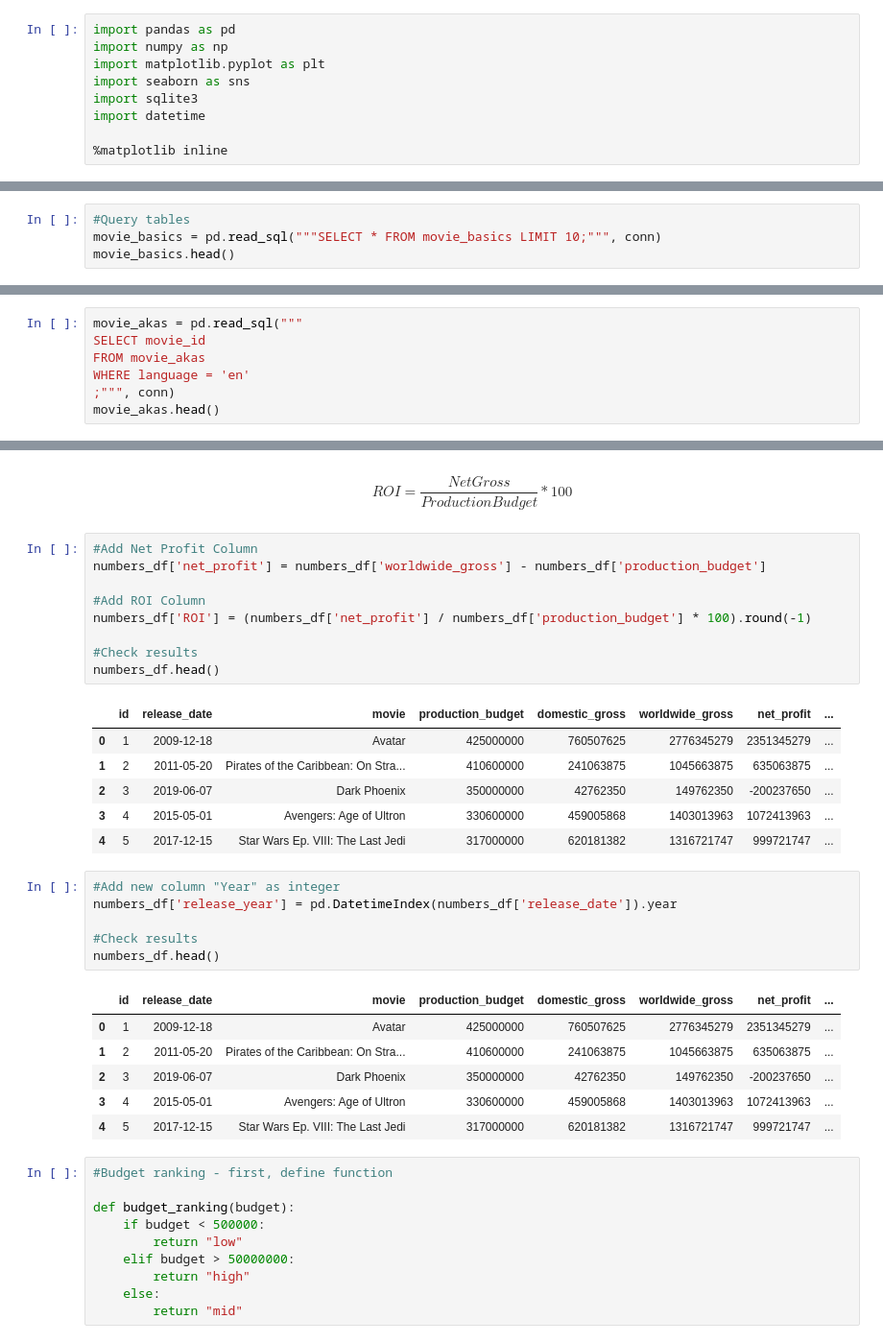
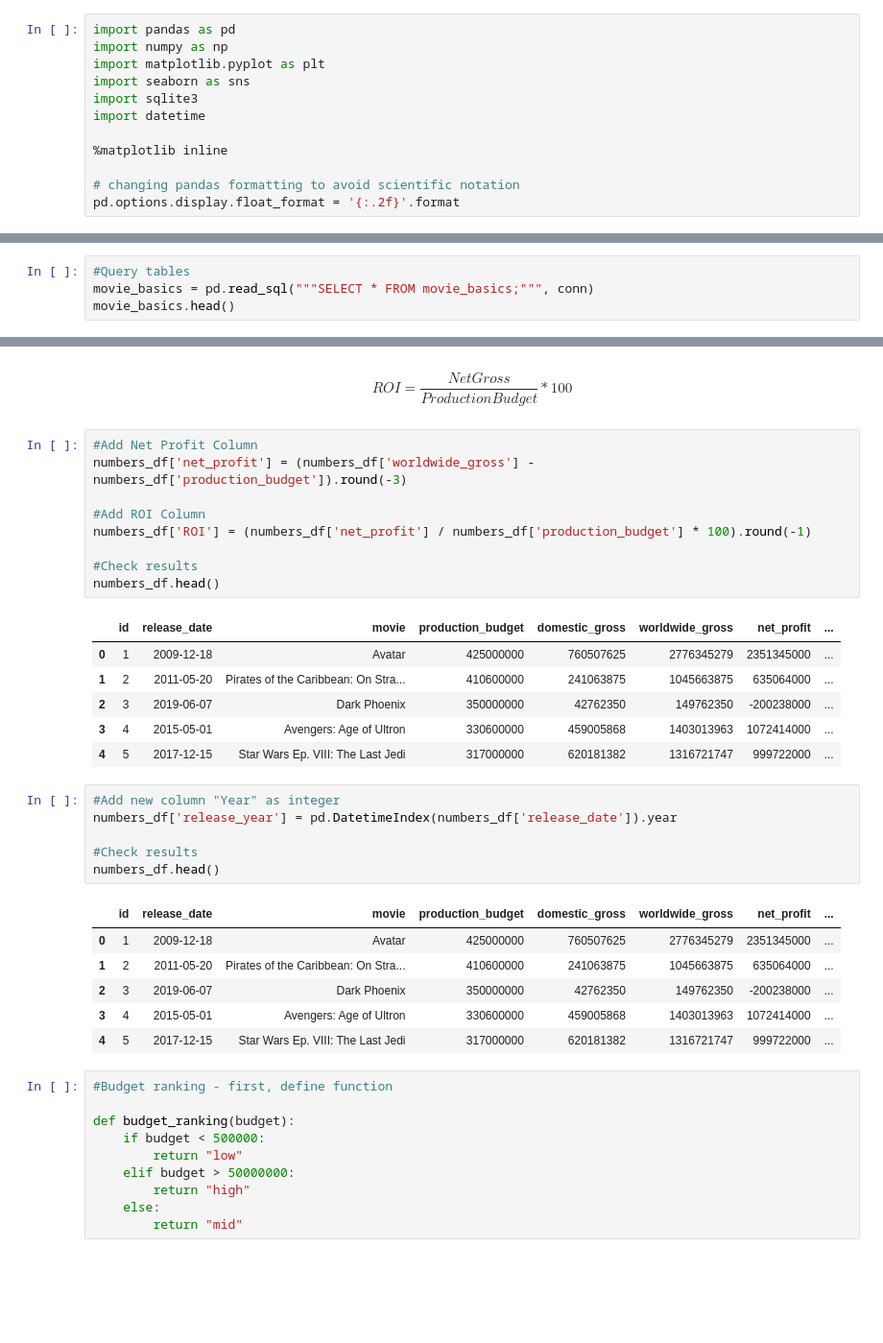
Before and after one commit to valentinav21/microsoft-movie-analysis, a Jupyter notebook: notebook.ipynb, the cells around one changed output, grey strips where cells are left out. Shown at 96% size. Drawn from its saved outputs; the diff is of its cells as text; blank space fills up the shorter version.

```diff
--- a/notebook.ipynb
+++ b/notebook.ipynb
@@ -55,6 +55,9 @@ import sqlite3
 import datetime
 
 %matplotlib inline
+
+# changing pandas formatting to avoid scientific notation
+pd.options.display.float_format = '{:.2f}'.format
 # %% [markdown]
 ### 2.1 IMDB
 # %% [markdown]
@@ -79,7 +82,7 @@ imdb_tables
 | 7 | writers |
 # %%
 #Query tables
-movie_basics = pd.read_sql("""SELECT * FROM movie_basics LIMIT 10;""", conn)
+movie_basics = pd.read_sql("""SELECT * FROM movie_basics;""", conn)
 movie_basics.head()
 # %% [output]
 |  | movie_id | primary_title | original_title | start_year | runtime_minutes | genres |
@@ -91,7 +93,0 @@ movie_basics.head()
-# %%
-movie_akas = pd.read_sql("""
-SELECT movie_id
-FROM movie_akas
-WHERE language = 'en'
-;""", conn)
-movie_akas.head()
@@ -400,20 +406,20 @@ ROI = \frac{Net Gross}{Production Budget} * 100
 $$
 # %%
 #Add Net Profit Column
-numbers_df['net_profit'] = numbers_df['worldwide_gross'] - numbers_df['production_budget']
+numbers_df['net_profit'] = (numbers_df['worldwide_gross'] - numbers_df['production_budget']).round(-3)
 
 #Add ROI Column
 numbers_df['ROI'] = (numbers_df['net_profit'] / numbers_df['production_budget'] * 100).round(-1)
 
 #Check results
 numbers_df.head()
 # %% [output]
 |  | id | release_date | movie | production_budget | domestic_gross | worldwide_gross | net_profit | ... |
-| 0 | 1 | 2009-12-18 | Avatar | 425000000 | 760507625 | 2776345279 | 2351345279 | ... |
-| 1 | 2 | 2011-05-20 | Pirates of the Caribbean: On Stra... | 410600000 | 241063875 | 1045663875 | 635063875 | ... |
-| 2 | 3 | 2019-06-07 | Dark Phoenix | 350000000 | 42762350 | 149762350 | -200237650 | ... |
-| 3 | 4 | 2015-05-01 | Avengers: Age of Ultron | 330600000 | 459005868 | 1403013963 | 1072413963 | ... |
-| 4 | 5 | 2017-12-15 | Star Wars Ep. VIII: The Last Jedi | 317000000 | 620181382 | 1316721747 | 999721747 | ... |
+| 0 | 1 | 2009-12-18 | Avatar | 425000000 | 760507625 | 2776345279 | 2351345000 | ... |
+| 1 | 2 | 2011-05-20 | Pirates of the Caribbean: On Stra... | 410600000 | 241063875 | 1045663875 | 635064000 | ... |
+| 2 | 3 | 2019-06-07 | Dark Phoenix | 350000000 | 42762350 | 149762350 | -200238000 | ... |
+| 3 | 4 | 2015-05-01 | Avengers: Age of Ultron | 330600000 | 459005868 | 1403013963 | 1072414000 | ... |
+| 4 | 5 | 2017-12-15 | Star Wars Ep. VIII: The Last Jedi | 317000000 | 620181382 | 1316721747 | 999722000 | ... |
 # %%
 #Add new column "Year" as integer
 numbers_df['release_year'] = pd.DatetimeIndex(numbers_df['release_date']).year
@@ -422,11 +428,11 @@ numbers_df['release_year'] = pd.DatetimeIndex(numbers_df['release_date']).year
 numbers_df.head()
 # %% [output]
 |  | id | release_date | movie | production_budget | domestic_gross | worldwide_gross | net_profit | ... |
-| 0 | 1 | 2009-12-18 | Avatar | 425000000 | 760507625 | 2776345279 | 2351345279 | ... |
-| 1 | 2 | 2011-05-20 | Pirates of the Caribbean: On Stra... | 410600000 | 241063875 | 1045663875 | 635063875 | ... |
-| 2 | 3 | 2019-06-07 | Dark Phoenix | 350000000 | 42762350 | 149762350 | -200237650 | ... |
-| 3 | 4 | 2015-05-01 | Avengers: Age of Ultron | 330600000 | 459005868 | 1403013963 | 1072413963 | ... |
-| 4 | 5 | 2017-12-15 | Star Wars Ep. VIII: The Last Jedi | 317000000 | 620181382 | 1316721747 | 999721747 | ... |
+| 0 | 1 | 2009-12-18 | Avatar | 425000000 | 760507625 | 2776345279 | 2351345000 | ... |
+| 1 | 2 | 2011-05-20 | Pirates of the Caribbean: On Stra... | 410600000 | 241063875 | 1045663875 | 635064000 | ... |
+| 2 | 3 | 2019-06-07 | Dark Phoenix | 350000000 | 42762350 | 149762350 | -200238000 | ... |
+| 3 | 4 | 2015-05-01 | Avengers: Age of Ultron | 330600000 | 459005868 | 1403013963 | 1072414000 | ... |
+| 4 | 5 | 2017-12-15 | Star Wars Ep. VIII: The Last Jedi | 317000000 | 620181382 | 1316721747 | 999722000 | ... |
 # %%
 #Budget ranking - first, define function
 
```
Also changed, not shown: parts of 34 cells of this notebook.
